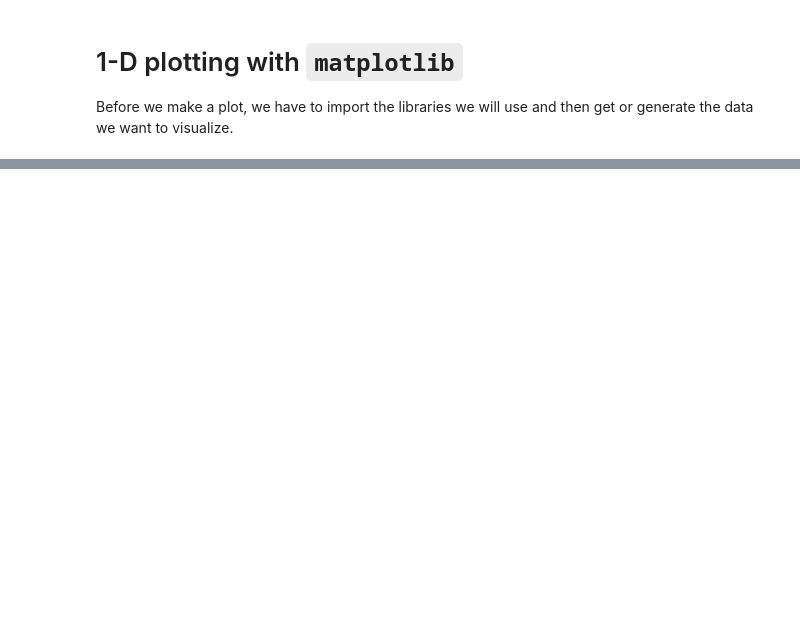
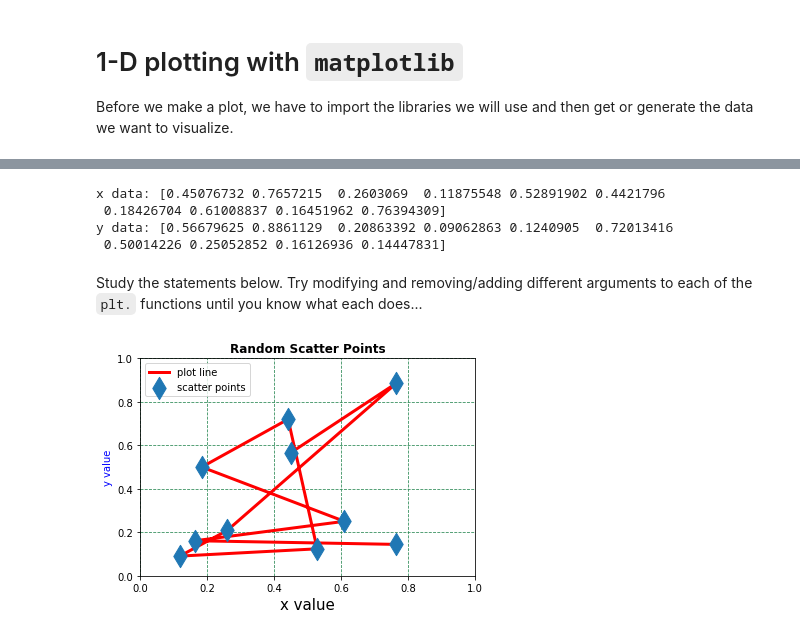
Before and after one commit to johnhorel/ATMOS_5020_2018, a Jupyter notebook: nov08_2018.ipynb, the cells around one changed output, grey strips where cells are left out. Drawn from its saved outputs; the diff is of its cells as text; code cells hidden in the pictures; blank space fills up the shorter version.

```diff
--- a/nov08_2018.ipynb
+++ b/nov08_2018.ipynb
@@ -194,0 +89,35 @@ from datetime import datetime
+# %%
+# Make a new vector for x with the same length as y
+x = np.random.rand(len(y))
+
+print('x data:', x)
+print('y data:', y)
+# %% [output]
+x data: [0.45076732 0.7657215  0.2603069  0.11875548 0.52891902 0.4421796
+ 0.18426704 0.61008837 0.16451962 0.76394309]
+y data: [0.56679625 0.8861129  0.20863392 0.09062863 0.1240905  0.72013416
+ 0.50014226 0.25052852 0.16126936 0.14447831]
+# %% [markdown]
+Study the statements below. Try modifying and removing/adding different arguments to each of the `plt.` functions until you know what each does...
+# %%
+# Plot the data.
+plt.scatter(x, y, marker='d', s=250, label='scatter points', zorder=5)
+plt.plot(x, y, color='red', lw=3, label='plot line')
+
+# Add some chart elements
+plt.title('Random Scatter Points', fontweight='bold')
+plt.xlabel('x value', fontsize=15)
+plt.ylabel('y value', color='blue')
+
+# Set the axis limits
+plt.xlim([0, 1])
+plt.ylim([0, 1])
+
+# Add a legend.
+# Legend's requires the ploted data to have a `label` associated with them.
+plt.legend()
+
+# Add grid lines
+plt.grid(linestyle='--', color='seagreen')
+# %% [output]
+[figure, added]
```
Also changed, not shown: parts of 65 cells of this notebook, 4 other files.
